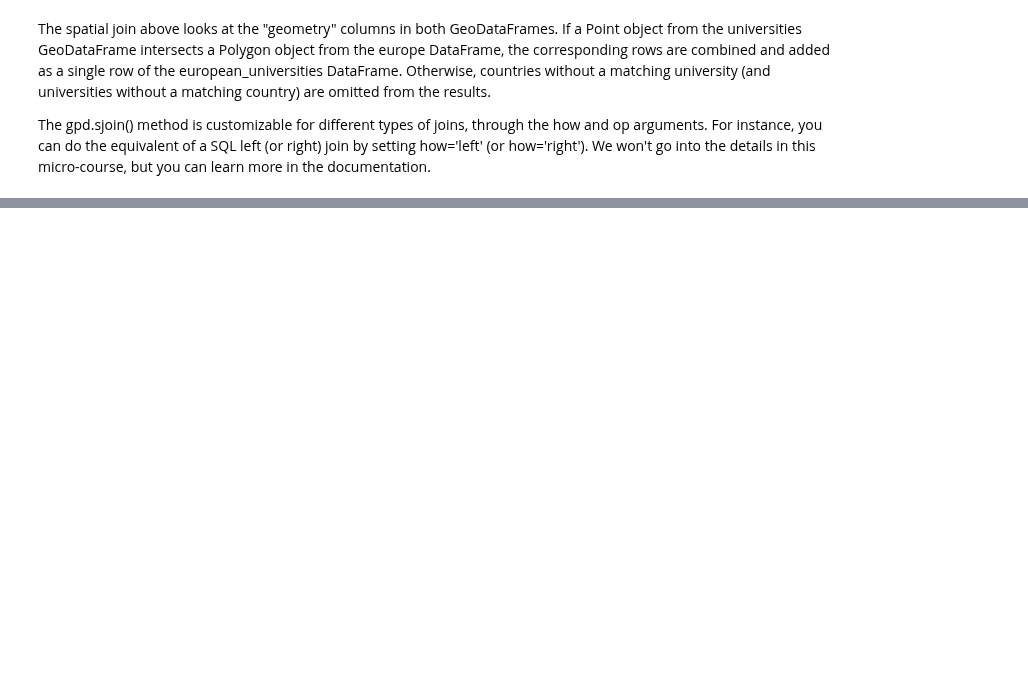
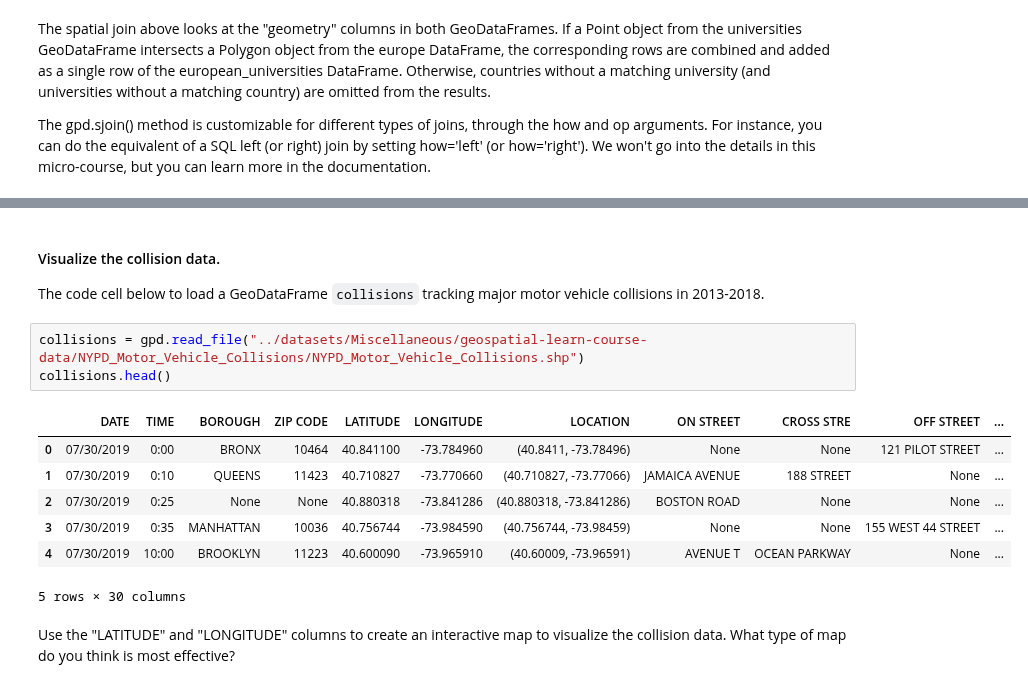
Before and after one commit to rsouza/FGV_Intro_DS, a Jupyter notebook: notebooks/Tasks_Mapping_Geopandas.ipynb, the cells around one changed output, grey strips where cells are left out. Saved outputs shown, nothing was run; the diff lists cells and outputs as text; blank space fills up the shorter version.

```diff
--- a/notebooks/Tasks_Mapping_Geopandas.ipynb
+++ b/notebooks/Tasks_Mapping_Geopandas.ipynb
@@ -1169,0 +1490,17 @@ The gpd.sjoin() method is customizable for different types of joins, through the
+# %% [markdown]
+#### Visualize the collision data.
+
+The code cell below to load a GeoDataFrame `collisions` tracking major motor vehicle collisions in 2013-2018.
+# %%
+collisions = gpd.read_file("../datasets/Miscellaneous/geospatial-learn-course-data/NYPD_Motor_Vehicle_Collisions/NYPD_Motor_Vehicle_Collisions.shp")
+collisions.head()
+# %% [output]
+|  | DATE | TIME | BOROUGH | ZIP CODE | LATITUDE | LONGITUDE | LOCATION | ON STREET | CROSS STRE | OFF STREET | ... |
+| 0 | 07/30/2019 | 0:00 | BRONX | 10464 | 40.841100 | -73.784960 | (40.8411, -73.78496) | None | None | 121 PILOT STREET | ... |
+| 1 | 07/30/2019 | 0:10 | QUEENS | 11423 | 40.710827 | -73.770660 | (40.710827, -73.77066) | JAMAICA AVENUE | 188 STREET | None | ... |
+| 2 | 07/30/2019 | 0:25 | None | None | 40.880318 | -73.841286 | (40.880318, -73.841286) | BOSTON ROAD | None | None | ... |
+| 3 | 07/30/2019 | 0:35 | MANHATTAN | 10036 | 40.756744 | -73.984590 | (40.756744, -73.98459) | None | None | 155 WEST 44 STREET | ... |
+| 4 | 07/30/2019 | 10:00 | BROOKLYN | 11223 | 40.600090 | -73.965910 | (40.60009, -73.96591) | AVENUE T | OCEAN PARKWAY | None | ... |
+5 rows × 30 columns
+# %% [markdown]
+Use the "LATITUDE" and "LONGITUDE" columns to create an interactive map to visualize the collision data.  What type of map do you think is most effective?
```
Also changed, not shown: parts of 80 cells of this notebook, 1 other file.
